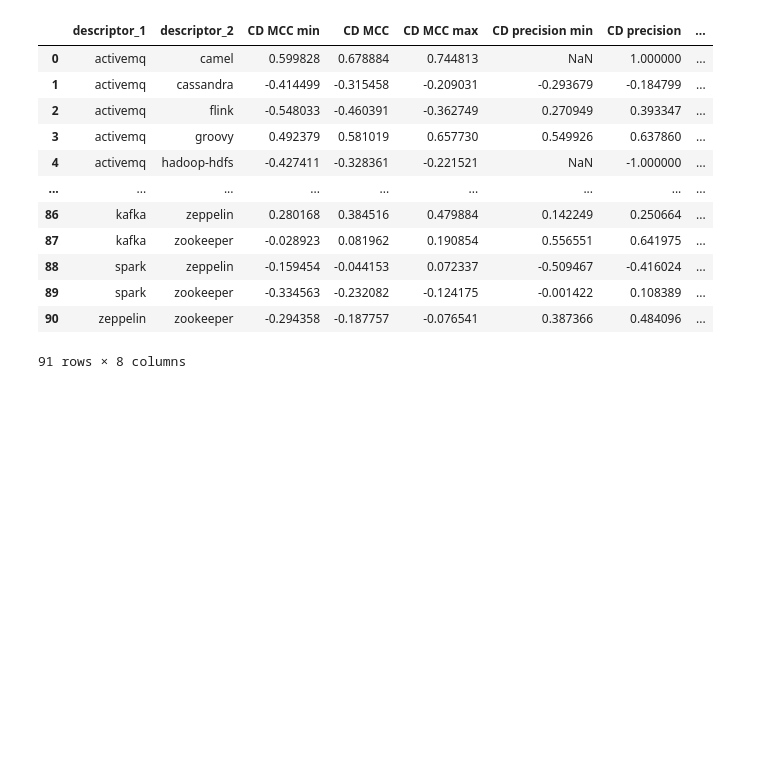
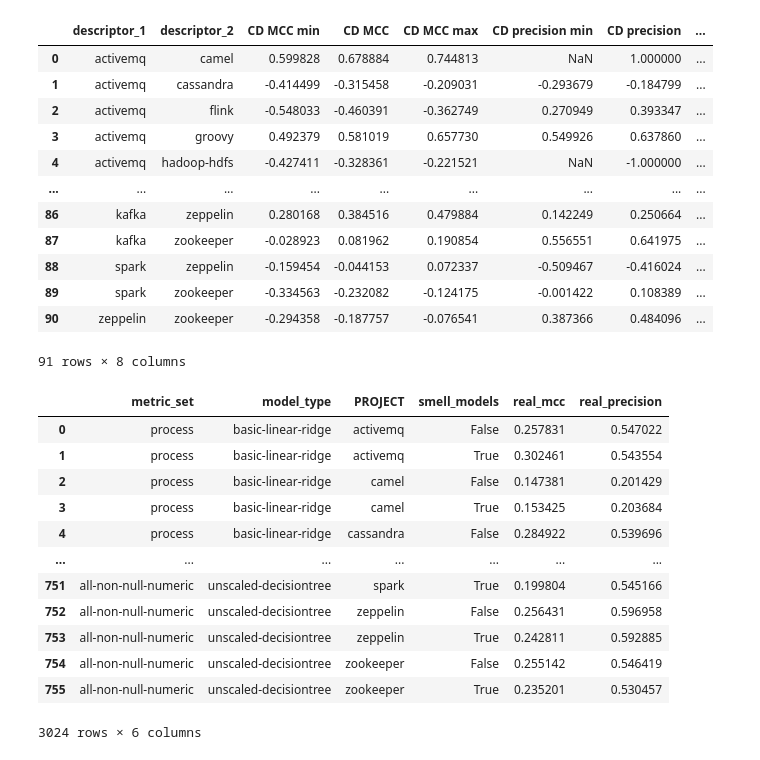
Before and after one commit to tlewowski/defect-prediction, a Jupyter notebook: manual_analysis/per-project/defect-performance-per-project.ipynb, the cells around one changed output. Drawn from its saved outputs; the diff is of its cells as text; code cells hidden in the pictures; blank space fills up the shorter version.

```diff
--- a/manual_analysis/per-project/defect-performance-per-project.ipynb
+++ b/manual_analysis/per-project/defect-performance-per-project.ipynb
@@ -381,3 +381,19 @@ calculate_cliff_deltas(results, "PROJECT")
 | 89 | spark | zookeeper | -0.334563 | -0.232082 | -0.124175 | -0.001422 | 0.108389 | ... |
 | 90 | zeppelin | zookeeper | -0.294358 | -0.187757 | -0.076541 | 0.387366 | 0.484096 | ... |
 91 rows × 8 columns
+# %%
+results[['metric_set', 'model_type', 'PROJECT', 'smell_models', 'real_mcc', 'real_precision']]
+# %% [output]
+|  | metric_set | model_type | PROJECT | smell_models | real_mcc | real_precision |
+| 0 | process | basic-linear-ridge | activemq | False | 0.257831 | 0.547022 |
+| 1 | process | basic-linear-ridge | activemq | True | 0.302461 | 0.543554 |
+| 2 | process | basic-linear-ridge | camel | False | 0.147381 | 0.201429 |
+| 3 | process | basic-linear-ridge | camel | True | 0.153425 | 0.203684 |
+| 4 | process | basic-linear-ridge | cassandra | False | 0.284922 | 0.539696 |
+| ... | ... | ... | ... | ... | ... | ... |
+| 751 | all-non-null-numeric | unscaled-decisiontree | spark | True | 0.199804 | 0.545166 |
+| 752 | all-non-null-numeric | unscaled-decisiontree | zeppelin | False | 0.256431 | 0.596958 |
+| 753 | all-non-null-numeric | unscaled-decisiontree | zeppelin | True | 0.242811 | 0.592885 |
+| 754 | all-non-null-numeric | unscaled-decisiontree | zookeeper | False | 0.255142 | 0.546419 |
+| 755 | all-non-null-numeric | unscaled-decisiontree | zookeeper | True | 0.235201 | 0.530457 |
+3024 rows × 6 columns
```
Also changed, not shown: 10 other files.
